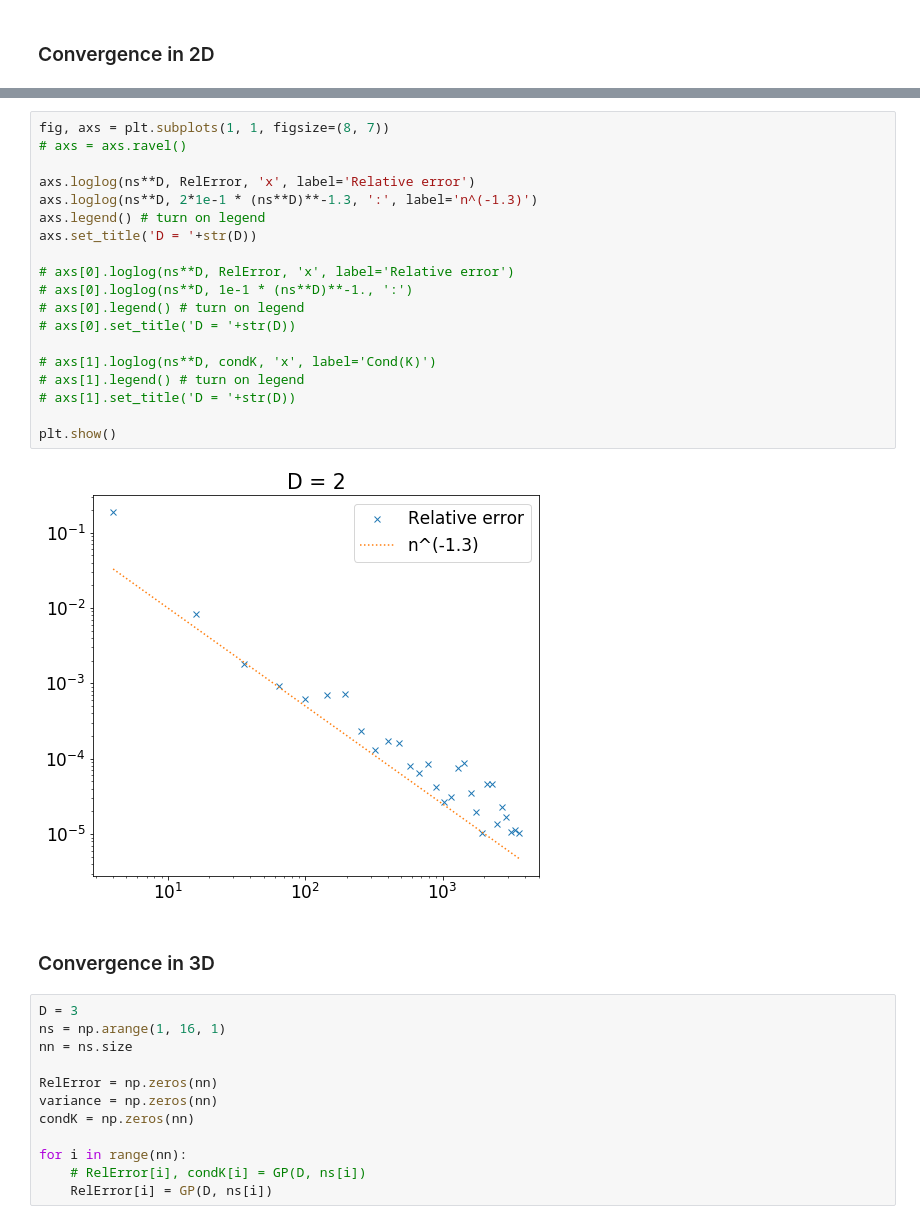
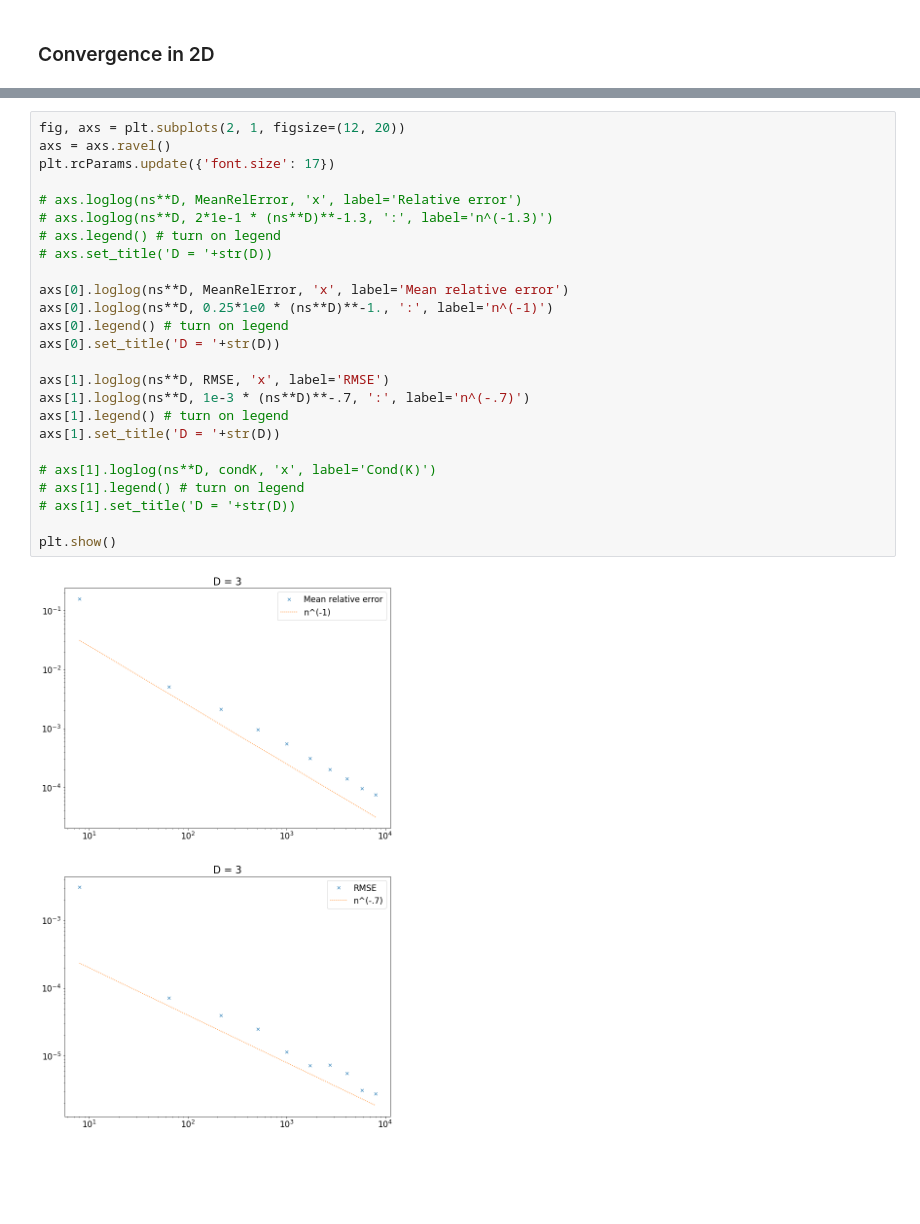
Before and after one commit to XueGong-git/Efficient-Approximation-of-Pricing-Functions, a Jupyter notebook: Surrogate modelling with Gaussian processes.ipynb, the cells around one changed output, grey strips where cells are left out. Saved outputs shown, nothing was run; the diff lists cells and outputs as text; blank space fills up the shorter version.

```diff
--- a/Surrogate modelling with Gaussian processes.ipynb
+++ b/Surrogate modelling with Gaussian processes.ipynb
@@ -338,35 +448,27 @@ Mean of GP took 0.00014642874399820963 min
 # %%
-fig, axs = plt.subplots(1, 1, figsize=(8, 7))
-# axs = axs.ravel()
+fig, axs = plt.subplots(2, 1, figsize=(12, 20))
+axs = axs.ravel()
+plt.rcParams.update({'font.size': 17})
 
-axs.loglog(ns**D, RelError, 'x', label='Relative error')
-axs.loglog(ns**D, 2*1e-1 * (ns**D)**-1.3, ':', label='n^(-1.3)')
-axs.legend() # turn on legend
-axs.set_title('D = '+str(D))
+# axs.loglog(ns**D, MeanRelError, 'x', label='Relative error')
+# axs.loglog(ns**D, 2*1e-1 * (ns**D)**-1.3, ':', label='n^(-1.3)')
+# axs.legend() # turn on legend
+# axs.set_title('D = '+str(D))
 
-# axs[0].loglog(ns**D, RelError, 'x', label='Relative error')
-# axs[0].loglog(ns**D, 1e-1 * (ns**D)**-1., ':')
-# axs[0].legend() # turn on legend
-# axs[0].set_title('D = '+str(D))
+axs[0].loglog(ns**D, MeanRelError, 'x', label='Mean relative error')
+axs[0].loglog(ns**D, 0.25*1e0 * (ns**D)**-1., ':', label='n^(-1)')
+axs[0].legend() # turn on legend
+axs[0].set_title('D = '+str(D))
+
+axs[1].loglog(ns**D, RMSE, 'x', label='RMSE')
+axs[1].loglog(ns**D, 1e-3 * (ns**D)**-.7, ':', label='n^(-.7)')
+axs[1].legend() # turn on legend
+axs[1].set_title('D = '+str(D))
 
 # axs[1].loglog(ns**D, condK, 'x', label='Cond(K)')
 # axs[1].legend() # turn on legend
 # axs[1].set_title('D = '+str(D))
 
 plt.show()
 # %% [output]
-[figure, old version]
+[figure, new version]
-# %% [markdown]
-### Convergence in 3D
-# %%
-D = 3
-ns = np.arange(1, 16, 1)
-nn = ns.size
-
-RelError = np.zeros(nn)
-variance = np.zeros(nn)
-condK = np.zeros(nn)
-
-for i in range(nn):
-    # RelError[i], condK[i] = GP(D, ns[i])
-    RelError[i] = GP(D, ns[i])
```
Also changed, not shown: parts of 18 cells of this notebook.
